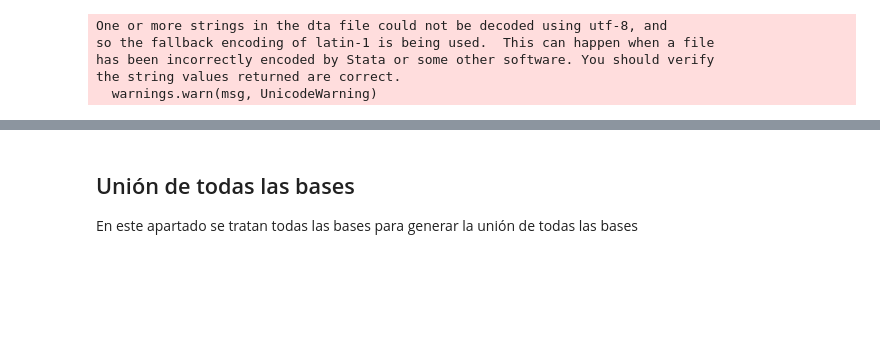
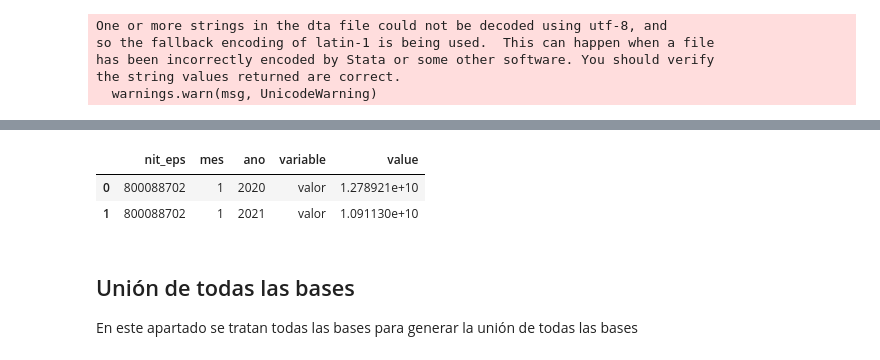
Before and after one commit to Miguelangelortizh/Data_cleaning, a Jupyter notebook: Supersalud_PAGO_V2.ipynb, the cells around one changed output, grey strips where cells are left out. Drawn from its saved outputs; the diff is of its cells as text; code cells hidden in the pictures; blank space fills up the shorter version.

```diff
--- a/Supersalud_PAGO_V2.ipynb
+++ b/Supersalud_PAGO_V2.ipynb
@@ -1262,11 +1297,11 @@ FT001 = FT001.groupby(['nit_eps', 'codigo', 'ano', 'mes']).agg({'valor': 'sum'})
 #Se transforman las variables a STR para mejorar su manipulación
 FT001[['codigo']] = FT001[['codigo']].astype(float).astype(int).astype(str)
 # %%
-# Se genera una nueva columna extrayendo el primer caracter del Código concepto
-FT001['d1'] = FT001['codigo'].str[:1]
-FT001['d2'] = FT001['codigo'].str[:2]
-FT001['d4'] = FT001['codigo'].str[:4]
-FT001['d6'] = FT001['codigo'].str[:6]
-FT001['d8'] = FT001['codigo'].str[:8]
-FT001['d10'] = FT001['codigo'].str[:10]
+# # Se genera una nueva columna extrayendo el primer caracter del Código concepto
+# FT001['d1'] = FT001['codigo'].str[:1]
+# FT001['d2'] = FT001['codigo'].str[:2]
+# FT001['d4'] = FT001['codigo'].str[:4]
+# FT001['d6'] = FT001['codigo'].str[:6]
+# FT001['d8'] = FT001['codigo'].str[:8]
+# FT001['d10'] = FT001['codigo'].str[:10]
 # %%
@@ -1305,4 +1340,4 @@ df_filtered = FT001[
 # %%
-# Se eliminan las observaciones que cumplen las condiciones anteriores
-FT001 = FT001.drop(df_filtered)
+# # Se eliminan las observaciones que cumplen las condiciones anteriores
+# FT001 = FT001.drop(df_filtered)
 # %%
@@ -1314,6 +1349,6 @@ df_filtered = FT001[
 # %%
-# Se eliminan las observaciones que cumplen las condiciones anteriores
-FT001 = FT001.drop(df_filtered)
+# # Se eliminan las observaciones que cumplen las condiciones anteriores
+# FT001 = FT001.drop(df_filtered)
 # %%
 # Se limpia la clasificación por Tipo de deudor
 FT001['tipo']= 'NA' # Se crea la columna con categoria UPC como base
@@ -1356,0 +1393,8 @@ FT001 = FT001.groupby(['nit_eps', 'tipo', 'mes', 'ano']).agg({'valor': 'sum'}).r
+# %%
+FT001_V2 = pd.melt(FT001, id_vars=['nit_eps', 'mes', 'ano'], value_vars=[('tipo', 'valor')])
+# %%
+FT001_V2.head(2)
+# %% [output]
+|  | nit_eps | mes | ano | variable | value |
+| 0 | 800088702 | 1 | 2020 | valor | 1.278921e+10 |
+| 1 | 800088702 | 1 | 2021 | valor | 1.091130e+10 |
```
Also changed, not shown: parts of 77 cells of this notebook.
